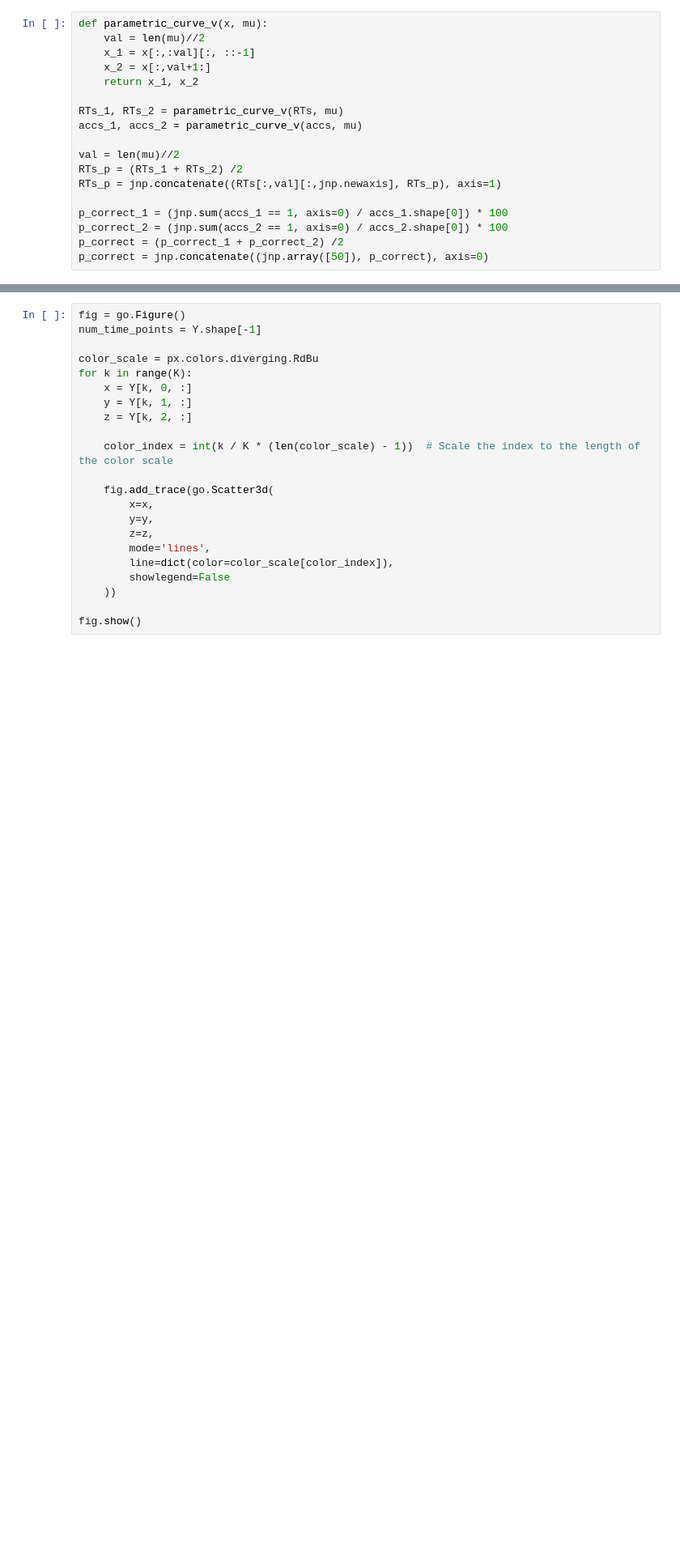
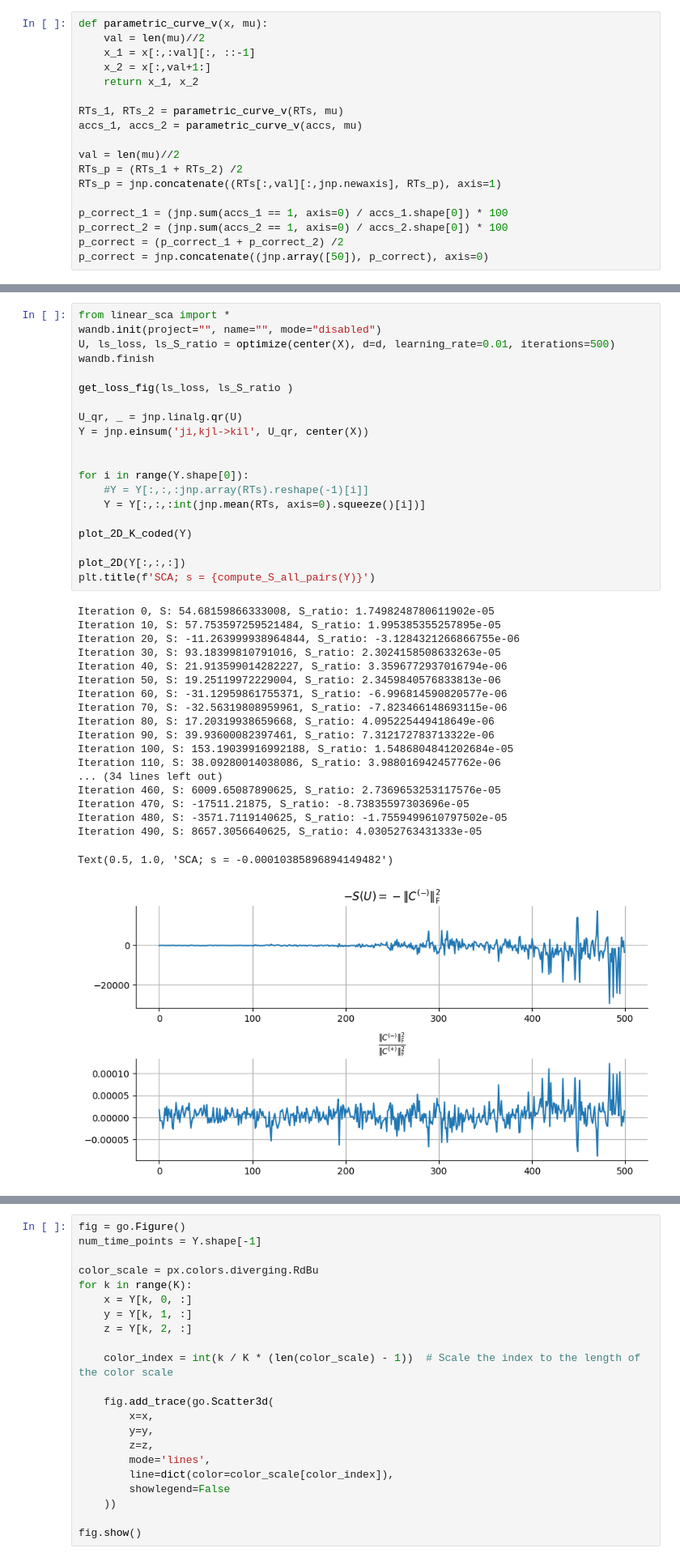
Before and after one commit to ArielleRosinski/SCA_project, a Jupyter notebook: DDM.ipynb, the cells around one changed output, grey strips where cells are left out. Shown at 81% size. Saved outputs shown, nothing was run; the diff lists cells and outputs as text; blank space fills up the shorter version.

```diff
--- a/DDM.ipynb
+++ b/DDM.ipynb
@@ -227,0 +231,40 @@ Text(0.5, 1.0, 'kSCA; s = 0.10302343219518661')
+# %%
+from linear_sca import *
+wandb.init(project="", name="", mode="disabled")
+U, ls_loss, ls_S_ratio = optimize(center(X), d=d, learning_rate=0.01, iterations=500)
+wandb.finish
+
+get_loss_fig(ls_loss, ls_S_ratio )
+
+U_qr, _ = jnp.linalg.qr(U)
+Y = jnp.einsum('ji,kjl->kil', U_qr, center(X))
+
+
+for i in range(Y.shape[0]):
+    #Y = Y[:,:,:jnp.array(RTs).reshape(-1)[i]]
+    Y = Y[:,:,:int(jnp.mean(RTs, axis=0).squeeze()[i])]
+
+plot_2D_K_coded(Y)
+
+plot_2D(Y[:,:,:])
+plt.title(f'SCA; s = {compute_S_all_pairs(Y)}')
+# %% [output]
+Iteration 0, S: 54.68159866333008, S_ratio: 1.7498248780611902e-05
+Iteration 10, S: 57.753597259521484, S_ratio: 1.995385355257895e-05
+Iteration 20, S: -11.263999938964844, S_ratio: -3.1284321266866755e-06
+Iteration 30, S: 93.18399810791016, S_ratio: 2.3024158508633263e-05
+Iteration 40, S: 21.913599014282227, S_ratio: 3.3596772937016794e-06
+Iteration 50, S: 19.25119972229004, S_ratio: 2.3459840576833813e-06
+Iteration 60, S: -31.12959861755371, S_ratio: -6.996814590820577e-06
+Iteration 70, S: -32.56319808959961, S_ratio: -7.823466148693115e-06
+Iteration 80, S: 17.20319938659668, S_ratio: 4.095225449418649e-06
+Iteration 90, S: 39.93600082397461, S_ratio: 7.312172783713322e-06
+Iteration 100, S: 153.19039916992188, S_ratio: 1.5486804841202684e-05
+Iteration 110, S: 38.09280014038086, S_ratio: 3.988016942457762e-06
+... (34 lines left out)
+Iteration 460, S: 6009.65087890625, S_ratio: 2.7369653253117576e-05
+Iteration 470, S: -17511.21875, S_ratio: -8.73835597303696e-05
+Iteration 480, S: -3571.7119140625, S_ratio: -1.7559499610797502e-05
+Iteration 490, S: 8657.3056640625, S_ratio: 4.03052763431333e-05
+Text(0.5, 1.0, 'SCA; s = -0.00010385896894149482')
+[figure, added]
```
Also changed, not shown: parts of 8 cells of this notebook, 1 other file.
